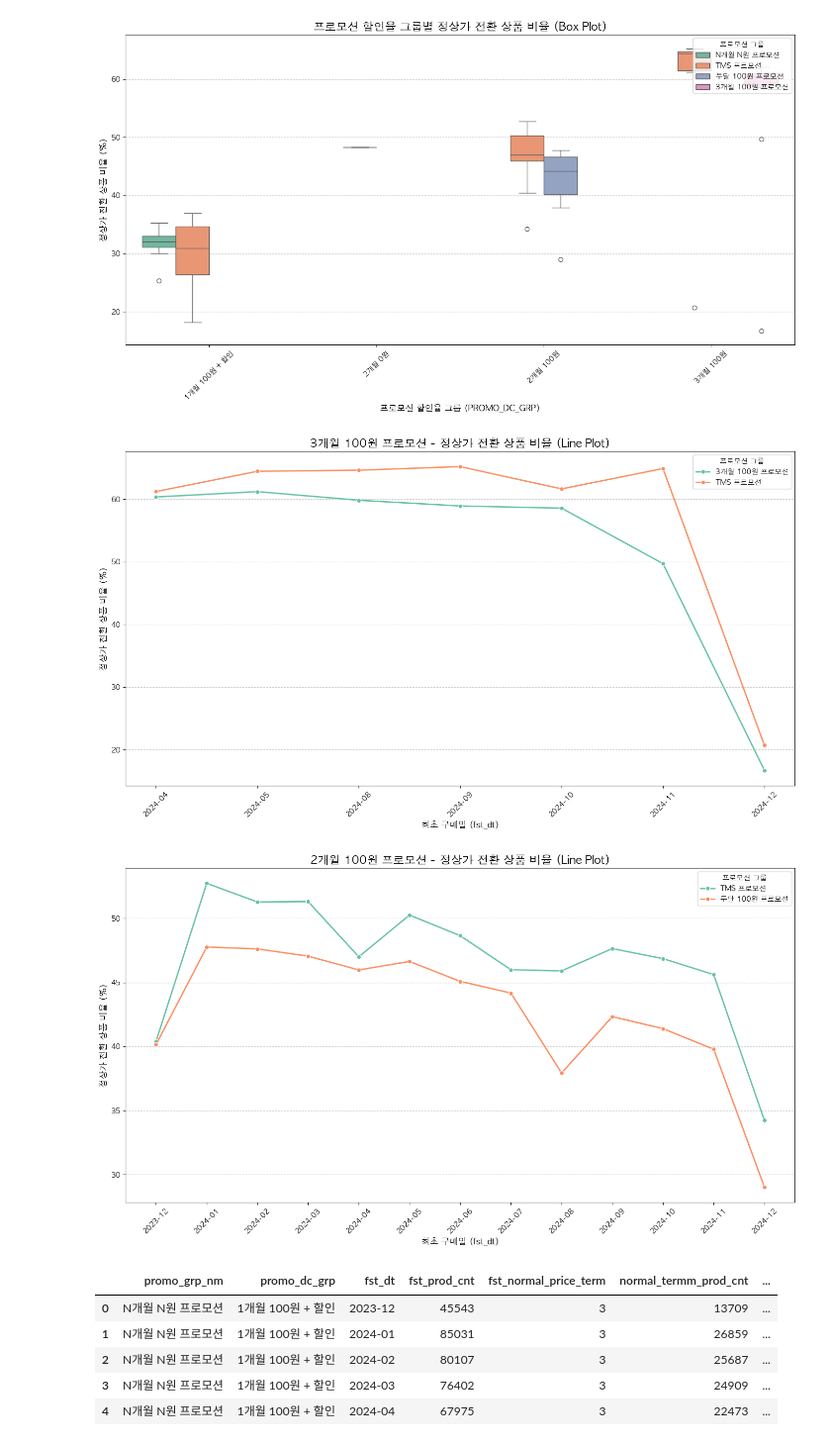
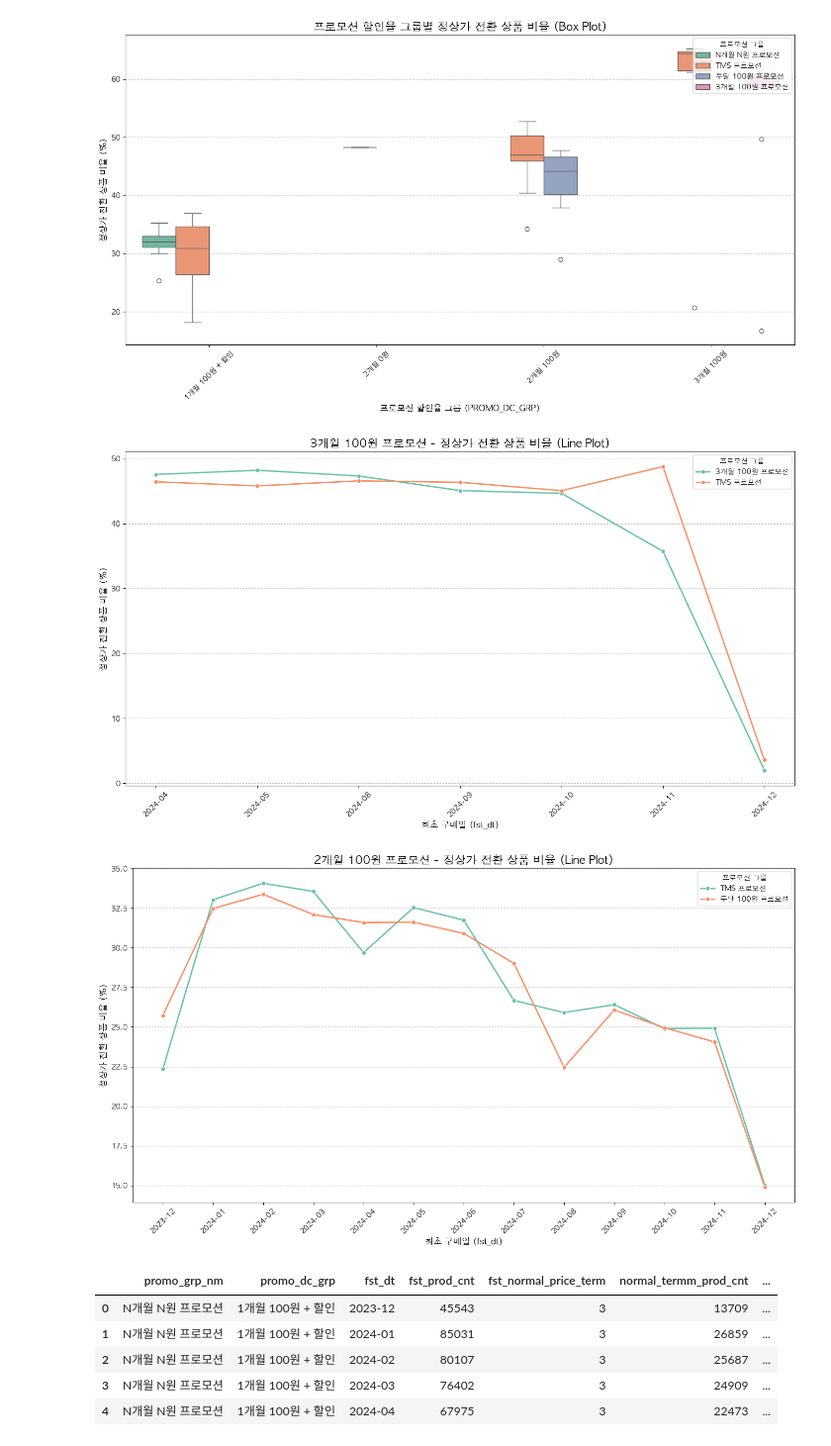
Before and after one commit to samuel-ch-data/music_analysis_project, a Jupyter notebook: 데이터그로스TF/promo_retention_analysis.ipynb, the cells around one changed output. Shown at 99% size. Cells and saved outputs as stored; diff of their text form; code cells hidden in the pictures.

```diff
--- a/데이터그로스TF/promo_retention_analysis.ipynb
+++ b/데이터그로스TF/promo_retention_analysis.ipynb
@@ -996,7 +996,7 @@ plt.figure(figsize=(14, 8))
 sns.lineplot(
     data=filtered_data,
     x="fst_dt",  # X축: 최초 구매일
-    y="normal_term_prod_ratio",  # Y축: 정상가 전환 상품 비율
+    y="normal_term_1m_prod_ratio",  # Y축: 정상가 전환 상품 비율
     hue="promo_grp_nm",  # 프로모션 그룹별로 나눔
     marker="o",
     palette="Set2",
@@ -1016,36 +1016,36 @@ plt.show()
 
 # 1. 데이터 필터링
 filtered_data = normal_price_prod_df[normal_price_prod_df["promo_dc_grp"] == "2개월 100원"]
 
 # 1. TMS 프로모션이 포함된 년월 필터링
 tms_months = filtered_data[filtered_data["promo_grp_nm"] == "TMS 프로모션"]["fst_dt"].unique()
 filtered_data = filtered_data[filtered_data["fst_dt"].isin(tms_months)]
 
 
 # 2. Line Plot 그리기
 plt.figure(figsize=(14, 8))
 sns.lineplot(
     data=filtered_data,
     x="fst_dt",  # X축: 최초 구매일
-    y="normal_term_prod_ratio",  # Y축: 정상가 전환 상품 비율
+    y="normal_term_1m_prod_ratio",  # Y축: 정상가 전환 상품 비율
     hue="promo_grp_nm",  # 프로모션 그룹별로 나눔
     marker="o",
     palette="Set2",
     linewidth=2
 )
 
 # 3. 그래프 설정
 plt.title("2개월 100원 프로모션 - 정상가 전환 상품 비율 (Line Plot)", fontsize=16)
 plt.xlabel("최초 구매일 (fst_dt)", fontsize=12)
 plt.ylabel("정상가 전환 상품 비율 (%)", fontsize=12)
 plt.xticks(rotation=45)  # X축 레이블 회전
 plt.legend(title="프로모션 그룹", loc="upper right")
 plt.grid(axis="y", linestyle="--", alpha=0.7)  # Y축 격자 추가
 plt.tight_layout()
 plt.show()
 # %% [output]
-[figure, old version]
+[figure, new version]
-[figure, old version]
+[figure, new version]
 # %%
 normal_price_prod_df.head()
 # %% [output]
```
Also changed, not shown: parts of 12 cells of this notebook.
